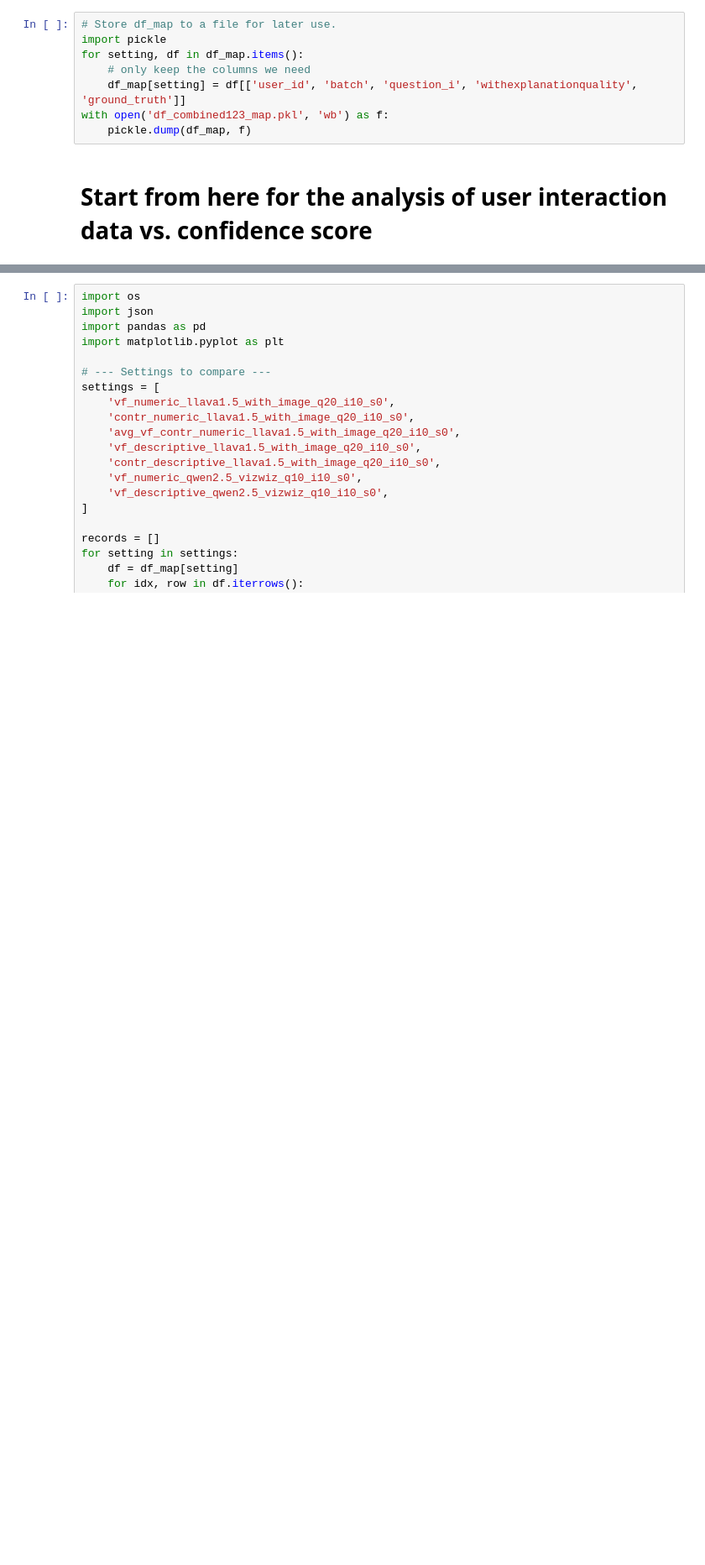
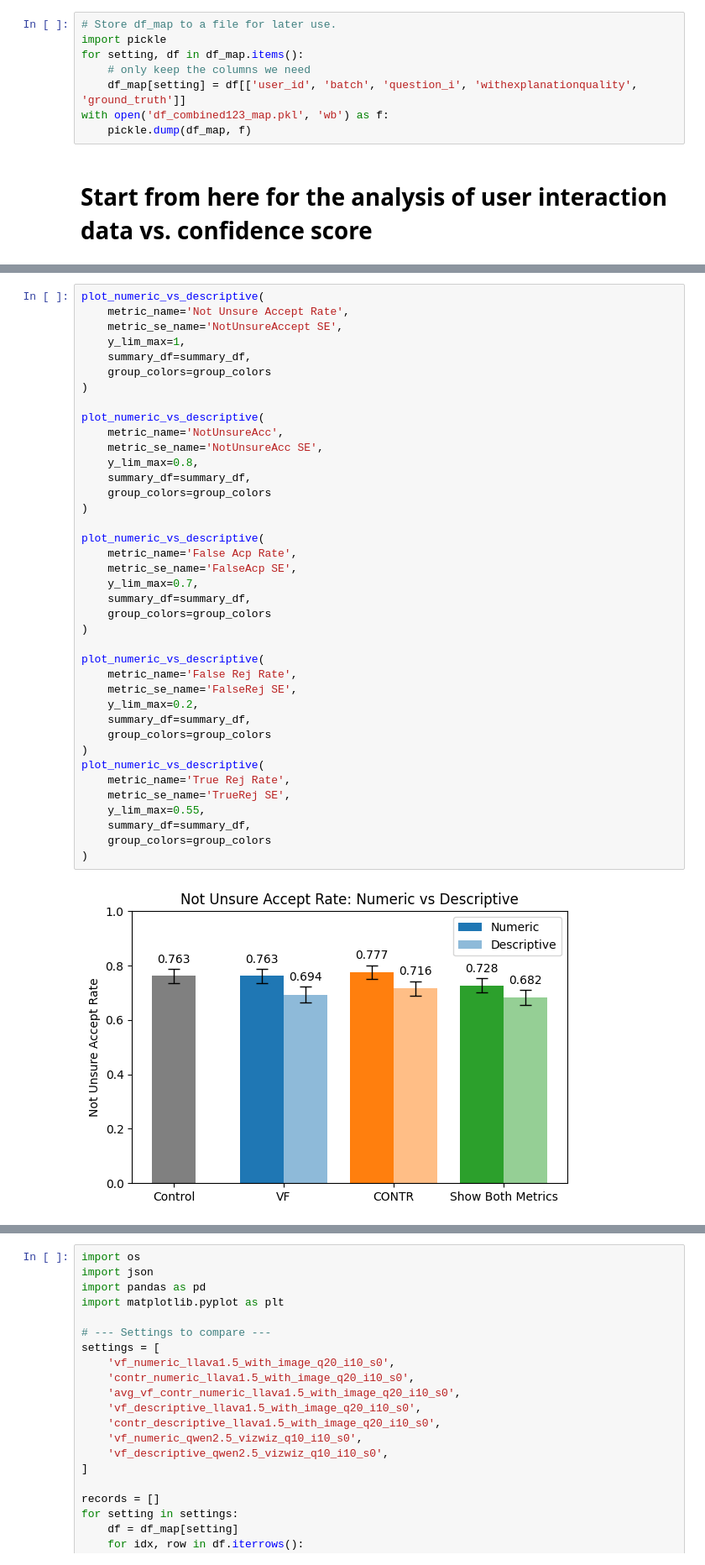
Before and after one commit to Keyu-He/vlm-rationale-study, a Jupyter notebook: src_analysis/UserStudyAnalysis.ipynb, the cells around one changed output, grey strips where cells are left out. Shown: that part at 84% size. Saved outputs shown, nothing was run; the diff lists cells and outputs as text; blank space fills up the shorter version.

```diff
--- a/src_analysis/UserStudyAnalysis.ipynb
+++ b/src_analysis/UserStudyAnalysis.ipynb
@@ -987,0 +1394,41 @@ display(summary_df)
+# %%
+plot_numeric_vs_descriptive(
+    metric_name='Not Unsure Accept Rate',
+    metric_se_name='NotUnsureAccept SE',
+    y_lim_max=1,
+    summary_df=summary_df,
+    group_colors=group_colors
+)
+
+plot_numeric_vs_descriptive(
+    metric_name='NotUnsureAcc',
+    metric_se_name='NotUnsureAcc SE',
+    y_lim_max=0.8,
+    summary_df=summary_df,
+    group_colors=group_colors
+)
+
+plot_numeric_vs_descriptive(
+    metric_name='False Acp Rate',
+    metric_se_name='FalseAcp SE',
+    y_lim_max=0.7,
+    summary_df=summary_df,
+    group_colors=group_colors
+)
+
+plot_numeric_vs_descriptive(
+    metric_name='False Rej Rate',
+    metric_se_name='FalseRej SE',
+    y_lim_max=0.2,
+    summary_df=summary_df,
+    group_colors=group_colors
+)
+plot_numeric_vs_descriptive(
+    metric_name='True Rej Rate',
+    metric_se_name='TrueRej SE',
+    y_lim_max=0.55,
+    summary_df=summary_df,
+    group_colors=group_colors
+)
+# %% [output]
+[figure, added]
```
Also changed, not shown: parts of 9 cells of this notebook, 1 other file.
